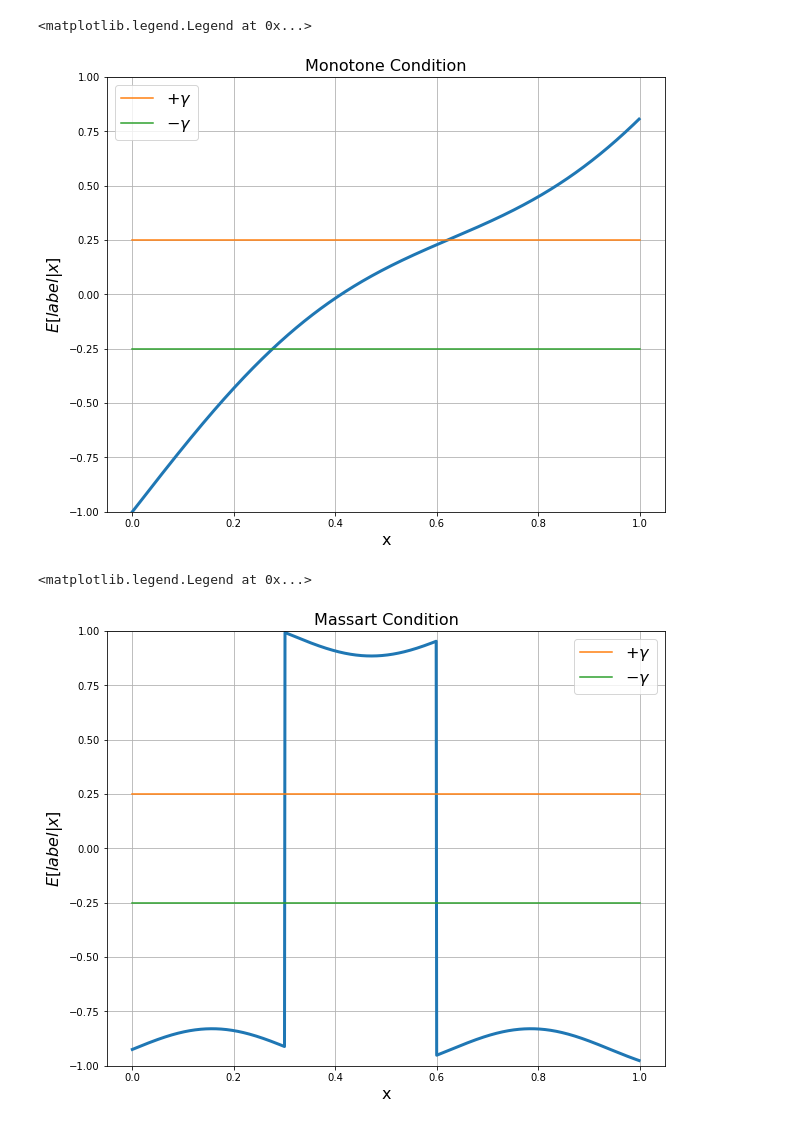
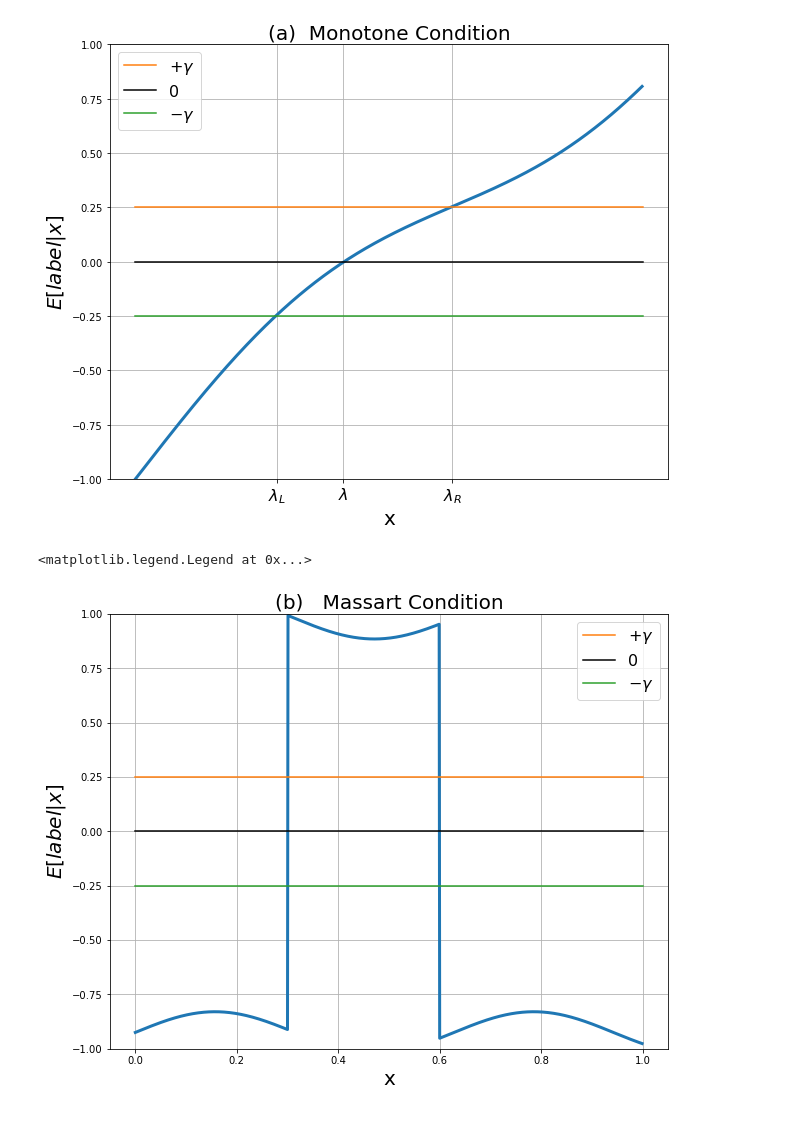
Before and after one commit to yoavfreund/Active-k-nearest-neighbor, a Jupyter notebook: AISTAT25/figures/Figures.ipynb, the cells around one changed output. Saved outputs shown, nothing was run; the diff lists cells and outputs as text; code cells hidden in the pictures.

```diff
--- a/AISTAT25/figures/Figures.ipynb
+++ b/AISTAT25/figures/Figures.ipynb
@@ -29,21 +31,23 @@ def cond5(x):
 # %%
 def cond(x):
     return x+sin(5*x)*0.1
 
 X=list(arange(0,1,0.001))
 figure(figsize=[10,8])
 plot(X, [2*cond(x)-1 for x in X],linewidth=3)
 plot([0,1],[0.25,0.25],label="$+\gamma$")
+plot([0,1],[0,0],color='k',label="0")
 plot([0,1],[-0.25,-0.25],label="$-\gamma$")
+xticks([0.28, 0.41, 0.625], ['$\lambda_L$', '$\lambda$', '$\lambda_R$'],fontsize=16)
+
 grid()
 ylim(-1,1)
-ylabel('$E[label| x]$',fontsize=16)
-xlabel('x',fontsize=16)
-title('Monotone Condition',fontsize=16)
-legend(fontsize=16)
+ylabel('$E[label| x]$',fontsize=20)
+xlabel('x',fontsize=20)
+title('(a)  Monotone Condition',fontsize=20)
+legend(fontsize=16);
 # %% [output]
-<matplotlib.legend.Legend at 0x...>
-[figure, old version]
+[figure, new version]
 # %%
 def cond(x):
     y=sin(10*x)+1
@@ -56,13 +60,14 @@ X=list(arange(0,1,0.001))
 figure(figsize=[10,8])
 plot(X, [2*cond(x)-1 for x in X],linewidth=3)
 plot([0,1],[0.25,0.25],label="$+\gamma$")
+plot([0,1],[0,0],color='k',label="0")
 plot([0,1],[-0.25,-0.25],label="$-\gamma$")
 grid()
 ylim(-1,1)
-ylabel('$E[label| x]$',fontsize=16)
-xlabel('x',fontsize=16)
-title('Massart Condition',fontsize=16)
+ylabel('$E[label| x]$',fontsize=20)
+xlabel('x',fontsize=20)
+title('(b)   Massart Condition',fontsize=20)
 legend(fontsize=16)
 # %% [output]
 <matplotlib.legend.Legend at 0x...>
-[figure, old version]
+[figure, new version]
```
Also changed, not shown: parts of 2 cells of this notebook, 3 other files.
